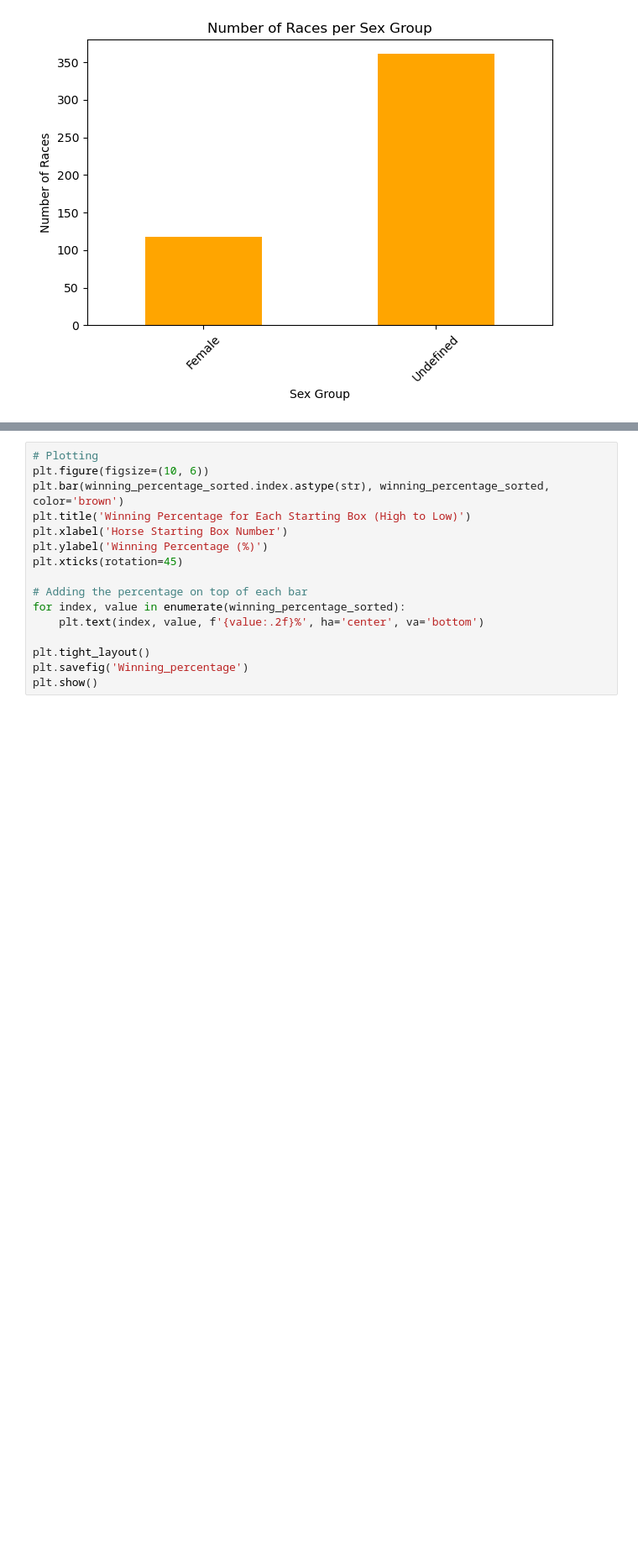
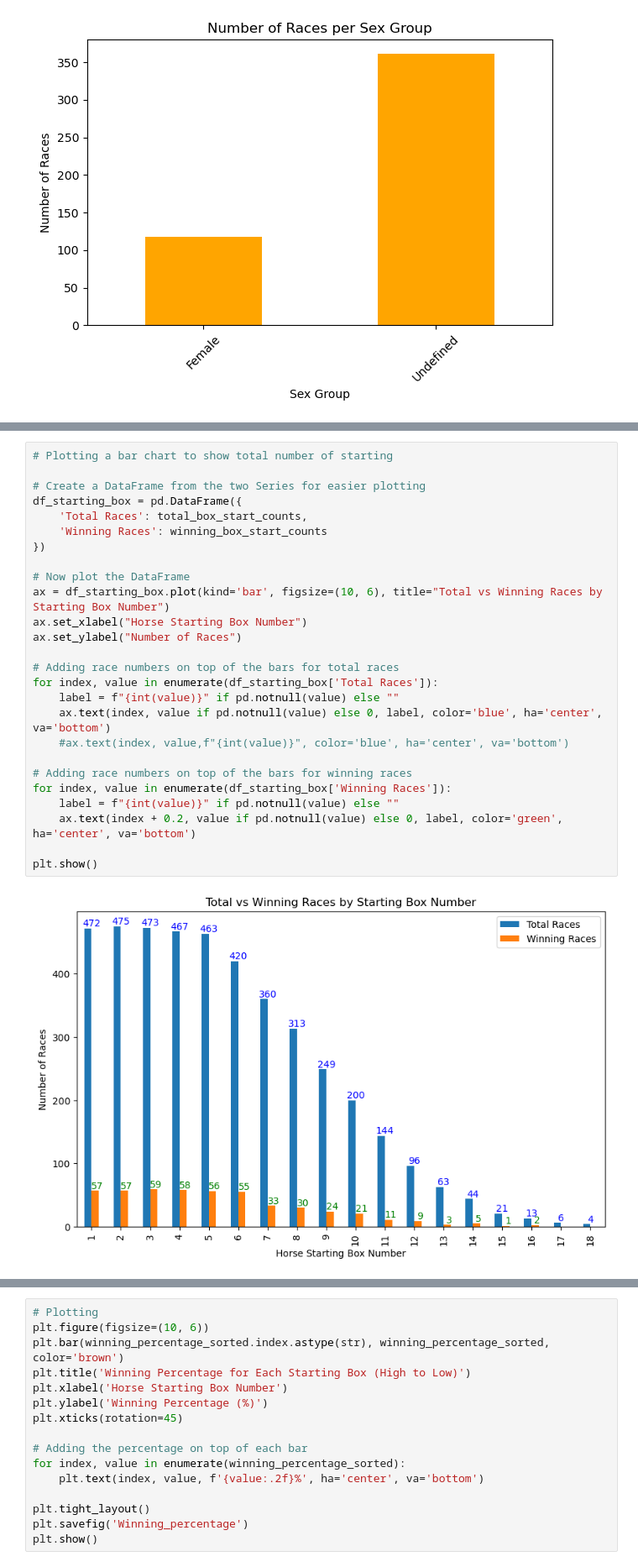
Before and after one commit to moonsunkey/Project-1, a Jupyter notebook: HorseRacing_jinlu.ipynb, the cells around one changed output, grey strips where cells are left out. Shown at 84% size. Drawn from its saved outputs; the diff is of its cells as text; blank space fills up the shorter version.

```diff
--- a/HorseRacing_jinlu.ipynb
+++ b/HorseRacing_jinlu.ipynb
@@ -243,0 +250,28 @@ Name: count, dtype: float64
+# %%
+# Plotting a bar chart to show total number of starting
+
+# Create a DataFrame from the two Series for easier plotting
+df_starting_box = pd.DataFrame({
+    'Total Races': total_box_start_counts,
+    'Winning Races': winning_box_start_counts
+})
+
+# Now plot the DataFrame
+ax = df_starting_box.plot(kind='bar', figsize=(10, 6), title="Total vs Winning Races by Starting Box Number")
+ax.set_xlabel("Horse Starting Box Number")
+ax.set_ylabel("Number of Races")
+
+# Adding race numbers on top of the bars for total races
+for index, value in enumerate(df_starting_box['Total Races']):
+    label = f"{int(value)}" if pd.notnull(value) else ""
+    ax.text(index, value if pd.notnull(value) else 0, label, color='blue', ha='center', va='bottom')
+    #ax.text(index, value,f"{int(value)}", color='blue', ha='center', va='bottom')
+
+# Adding race numbers on top of the bars for winning races
+for index, value in enumerate(df_starting_box['Winning Races']):
+    label = f"{int(value)}" if pd.notnull(value) else ""
+    ax.text(index + 0.2, value if pd.notnull(value) else 0, label, color='green', ha='center', va='bottom')
+
+plt.show()
+# %% [output]
+[figure, added]
```
Also changed, not shown: parts of 5 cells of this notebook, 1 other file.
